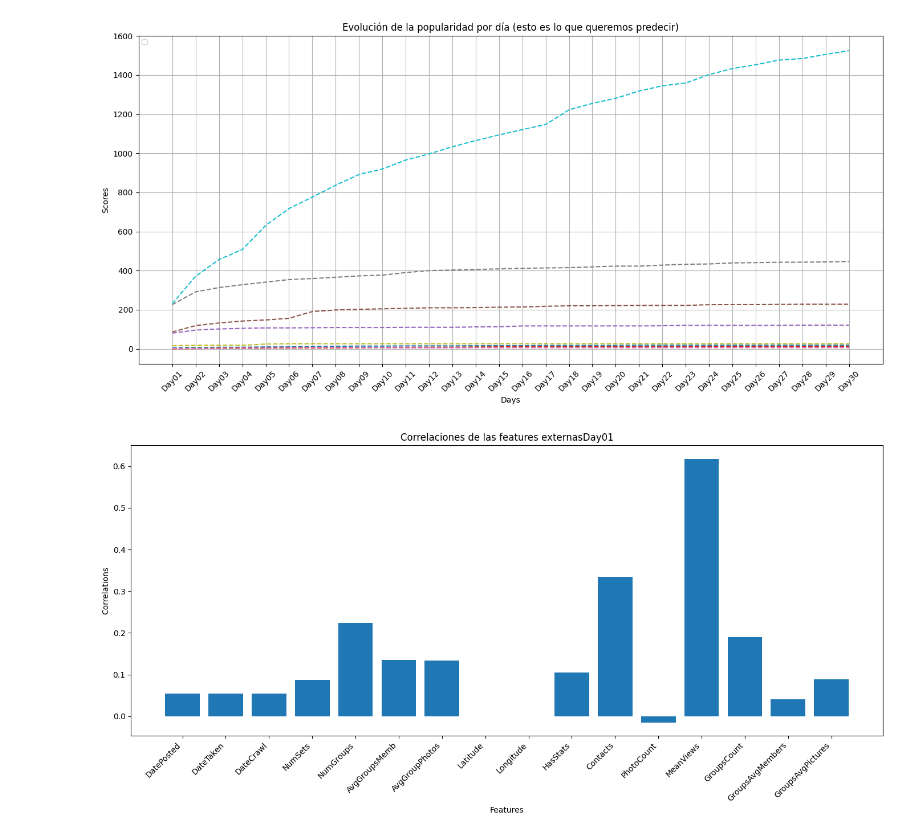
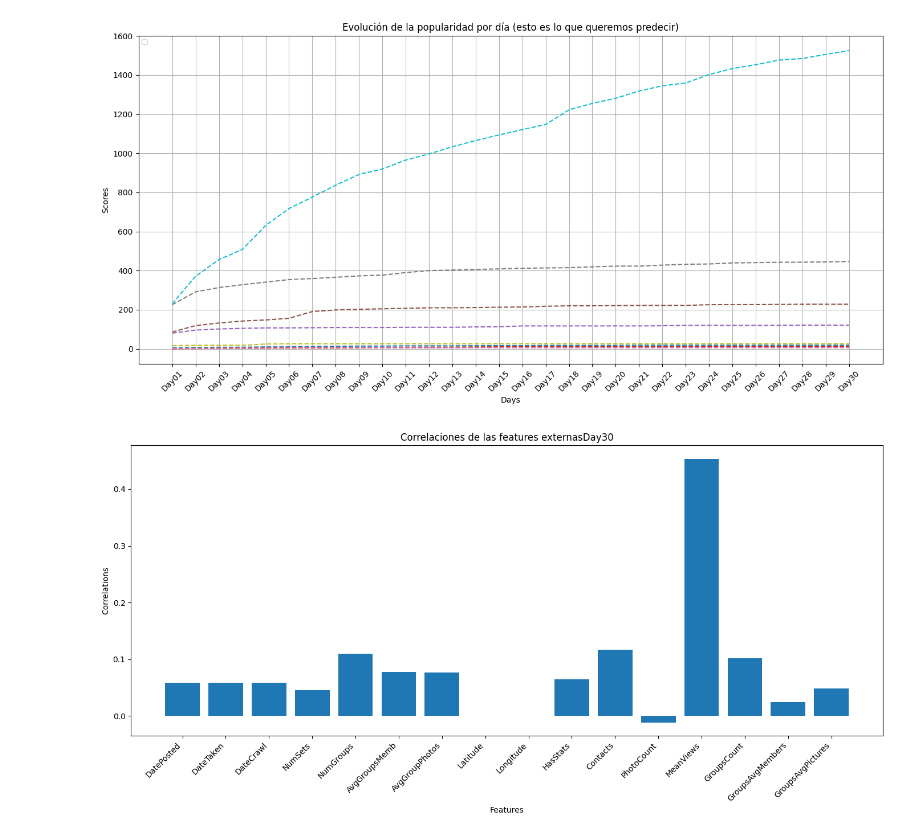
Before and after one commit to DanShlamovitz/Vision_TP_Final, a Jupyter notebook: dataset/analisis.ipynb, the cells around one changed output. Drawn from its saved outputs; the diff is of its cells as text; code cells hidden in the pictures.

```diff
--- a/dataset/analisis.ipynb
+++ b/dataset/analisis.ipynb
@@ -51,32 +51,32 @@ def correlation(target, features, df):
     plt.bar(features, corrs)
     plt.xlabel("Features")
     plt.ylabel("Correlations")
     plt.title(f"Correlaciones de las features externas{target}")
     plt.xticks(rotation=45, ha='right')
 
     plt.tight_layout()
     plt.show()
 
 features_to_analize = [
     "DatePosted",
     "DateTaken",
     "DateCrawl",
     "NumSets",
     "NumGroups",
     "AvgGroupsMemb",
     "AvgGroupPhotos",
     "Latitude",
     "Longitude",
     "HasStats",
     "Contacts",
     "PhotoCount",
     "MeanViews",
     "GroupsCount",
     "GroupsAvgMembers",
     "GroupsAvgPictures"
 ]
 
 
-correlation("Day01", features_to_analize, df)
+correlation("Day30", features_to_analize, df)
 # %% [output]
-[figure, old version]
+[figure, new version]
```
Also changed, not shown: 4 other files.
